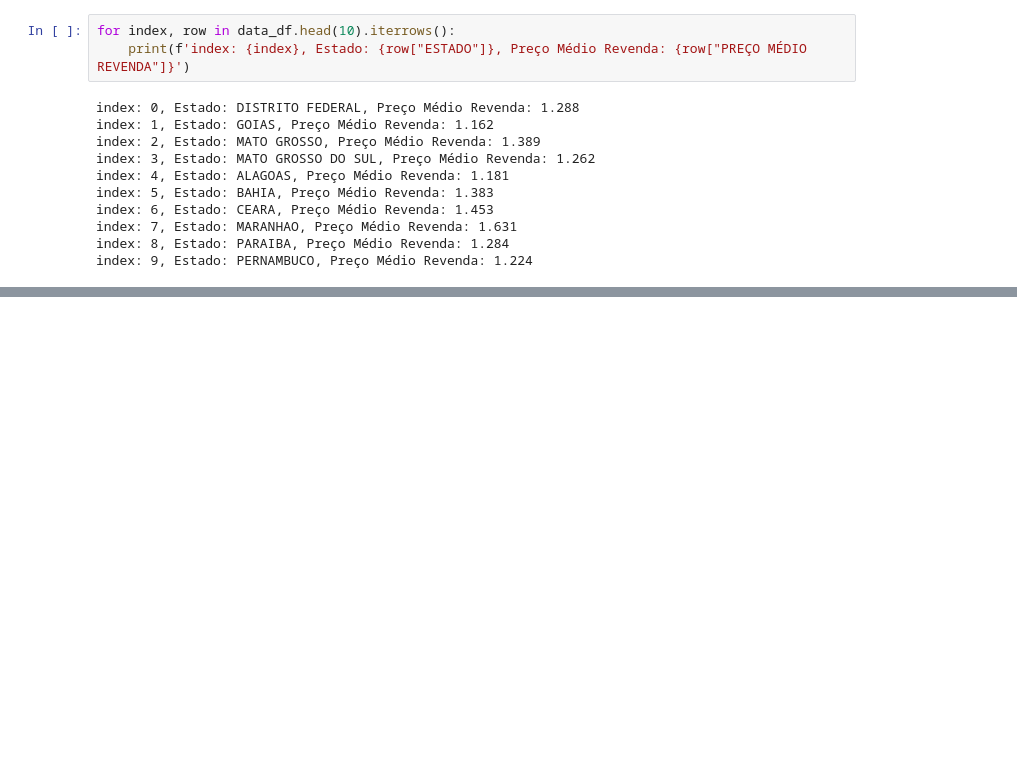
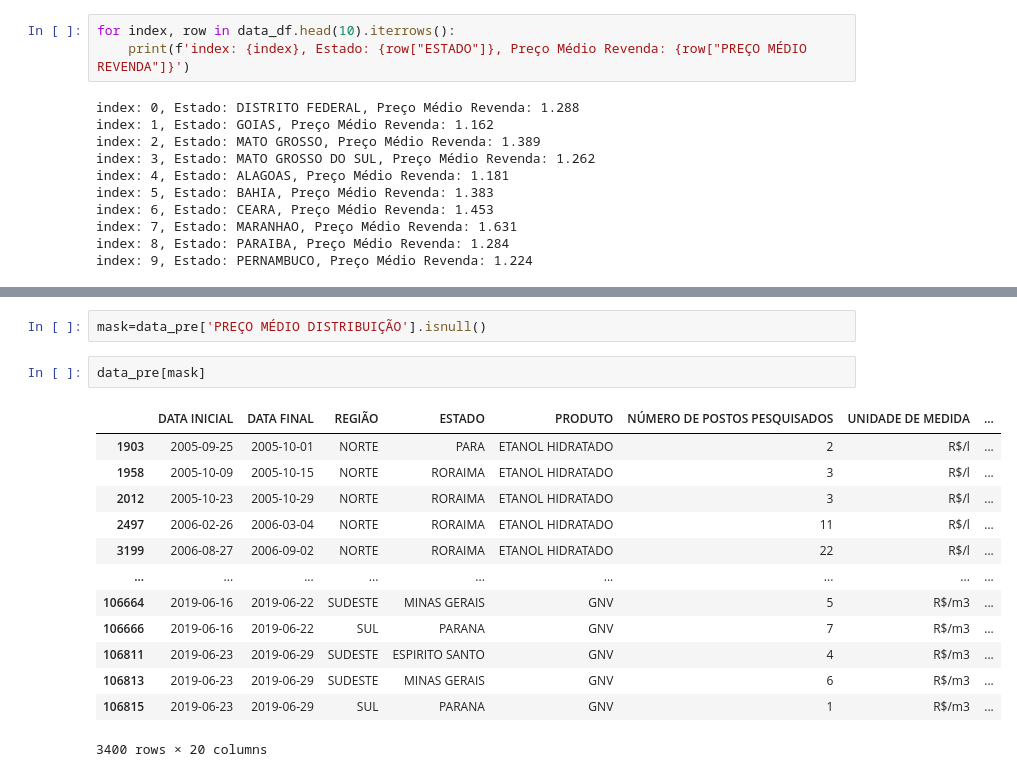
Before and after one commit to LaersonJunior/estudopandas, a Jupyter notebook: Estudo.ipynb, the cells around one changed output, grey strips where cells are left out. Drawn from its saved outputs; the diff is of its cells as text; blank space fills up the shorter version.

```diff
--- a/Estudo.ipynb
+++ b/Estudo.ipynb
@@ -1050,0 +1166,18 @@ index: 9, Estado: PERNAMBUCO, Preço Médio Revenda: 1.224
+# %%
+mask=data_pre['PREÇO MÉDIO DISTRIBUIÇÃO'].isnull()
+# %%
+data_pre[mask]
+# %% [output]
+|  | DATA INICIAL | DATA FINAL | REGIÃO | ESTADO | PRODUTO | NÚMERO DE POSTOS PESQUISADOS | UNIDADE DE MEDIDA | ... |
+| 1903 | 2005-09-25 | 2005-10-01 | NORTE | PARA | ETANOL HIDRATADO | 2 | R$/l | ... |
+| 1958 | 2005-10-09 | 2005-10-15 | NORTE | RORAIMA | ETANOL HIDRATADO | 3 | R$/l | ... |
+| 2012 | 2005-10-23 | 2005-10-29 | NORTE | RORAIMA | ETANOL HIDRATADO | 3 | R$/l | ... |
+| 2497 | 2006-02-26 | 2006-03-04 | NORTE | RORAIMA | ETANOL HIDRATADO | 11 | R$/l | ... |
+| 3199 | 2006-08-27 | 2006-09-02 | NORTE | RORAIMA | ETANOL HIDRATADO | 22 | R$/l | ... |
+| ... | ... | ... | ... | ... | ... | ... | ... | ... |
+| 106664 | 2019-06-16 | 2019-06-22 | SUDESTE | MINAS GERAIS | GNV | 5 | R$/m3 | ... |
+| 106666 | 2019-06-16 | 2019-06-22 | SUL | PARANA | GNV | 7 | R$/m3 | ... |
+| 106811 | 2019-06-23 | 2019-06-29 | SUDESTE | ESPIRITO SANTO | GNV | 4 | R$/m3 | ... |
+| 106813 | 2019-06-23 | 2019-06-29 | SUDESTE | MINAS GERAIS | GNV | 6 | R$/m3 | ... |
+| 106815 | 2019-06-23 | 2019-06-29 | SUL | PARANA | GNV | 1 | R$/m3 | ... |
+3400 rows × 20 columns
```
Also changed, not shown: parts of 26 cells of this notebook, 2 other files.
